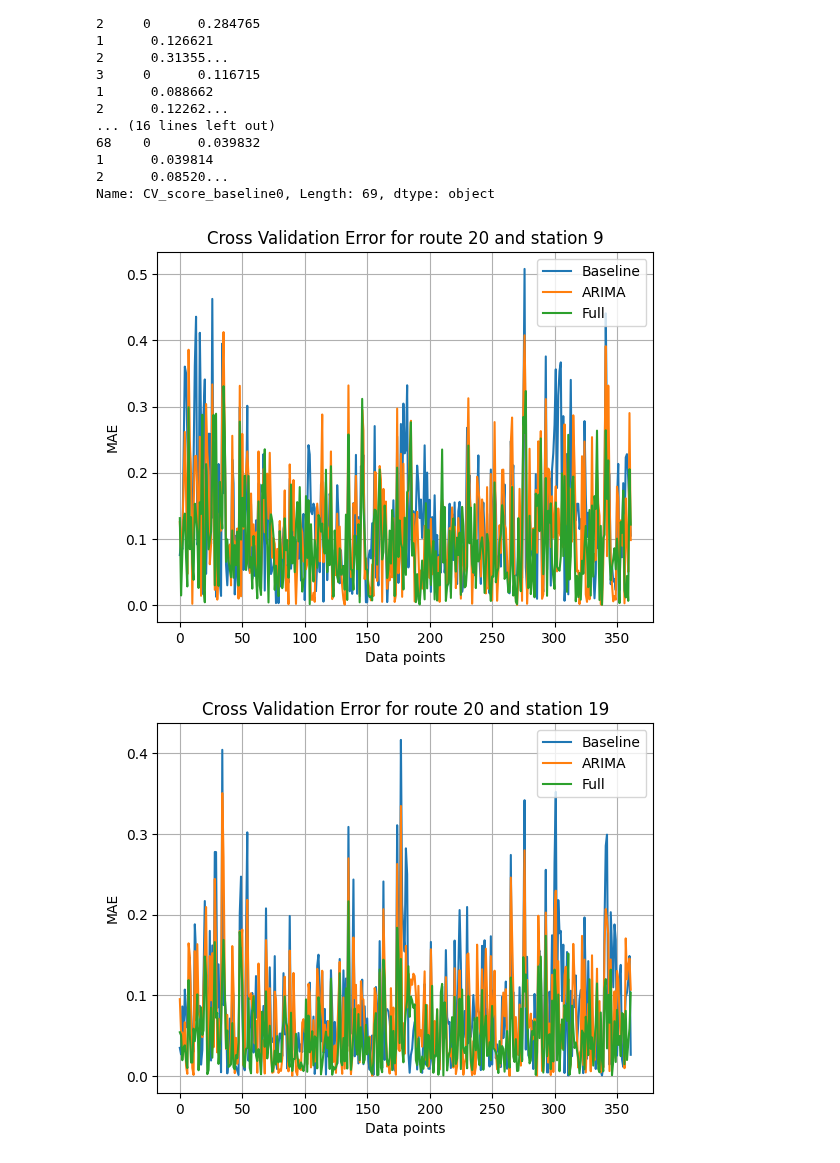
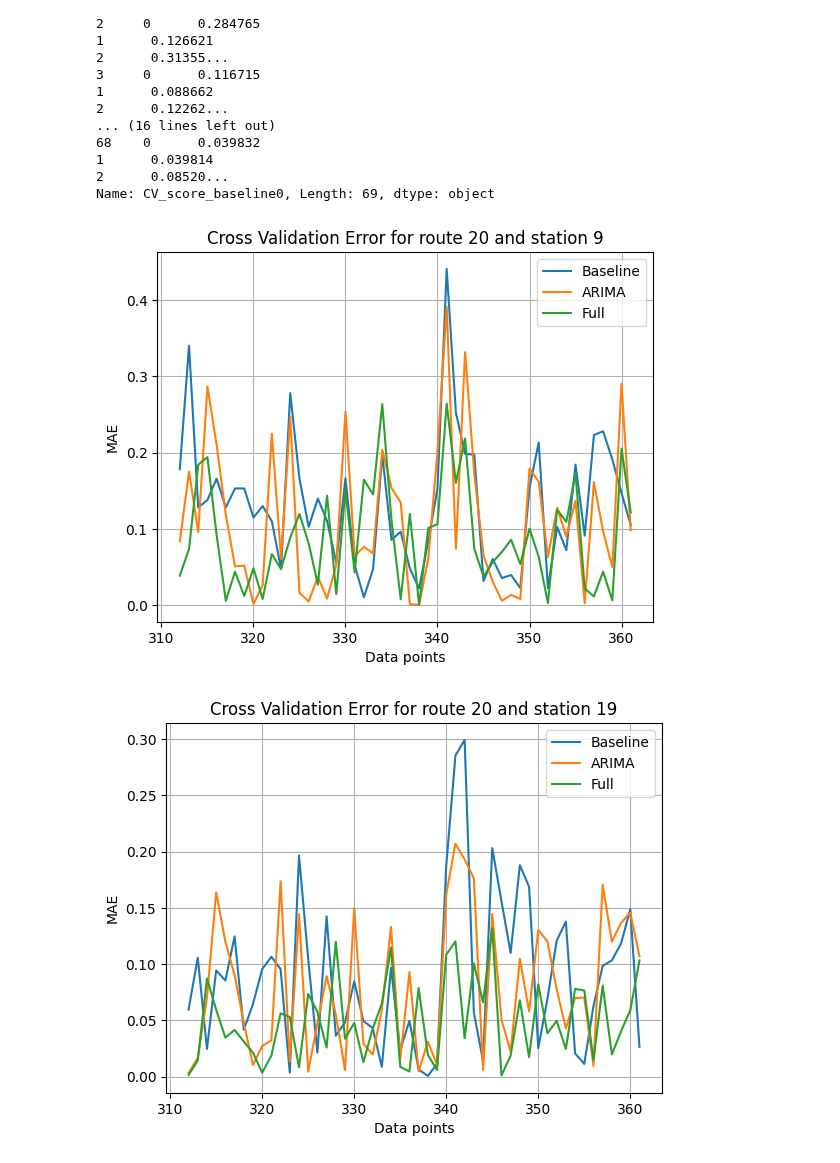
Before and after one commit to clarachristiansen/Bachelor_project, a Jupyter notebook: Visualize_CV_new_format.ipynb, the cells around one changed output. Saved outputs shown, nothing was run; the diff lists cells and outputs as text; code cells hidden in the pictures.

```diff
--- a/Visualize_CV_new_format.ipynb
+++ b/Visualize_CV_new_format.ipynb
@@ -214,7 +281,7 @@ class CV_score(Results):
             plt.gca().yaxis.set_major_locator(MaxNLocator(integer=True)) # only integer ticks in y-axis
             plt.show()
 
-    def CV_score_lineplot(self, i=0, use_extracted=True):
+    def CV_score_lineplot(self, i=0, use_extracted=True, initial_start=30):
             data = self.data
             if use_extracted: data = self.data_route
             for _, row in data.iterrows():
@@ -222,12 +289,12 @@ class CV_score(Results):
                 cv_scores_full = row[f'CV_score_full{i}']
                 cv_scores_baseline = row[f'CV_score_baseline{i}']
                 cv_scores_arima = cv_scores_arima=row.get(f'CV_score_ARIMA{i}', pd.DataFrame())
-                plt.plot(cv_scores_baseline, label='Baseline')
+                plt.plot(cv_scores_baseline[-initial_start:], label='Baseline')
 
                 if not cv_scores_arima.empty:
-                    plt.plot(cv_scores_arima, label='ARIMA')
+                    plt.plot(cv_scores_arima[-initial_start:], label='ARIMA')
 
-                plt.plot(cv_scores_full, label='Full')
+                plt.plot(cv_scores_full[-initial_start:], label='Full')
 
                 plt.title(f'Cross Validation Error for route {route_station[0]} and station {route_station[1]}')
                 plt.xlabel('Data points')
@@ -235,11 +302,11 @@ class CV_score(Results):
                 plt.legend(loc='upper right')
                 plt.grid()
                 plt.show()
-    def CV_score_function(self, use_hist=False, use_line=False, use_extracted=True):
+    def CV_score_function(self, use_hist=False, use_line=False, use_extracted=True, initial_start=30):
         if use_hist:
             self.CV_score_histplot(use_extracted = use_extracted)
         if use_line:
-            self.CV_score_lineplot(use_extracted=use_extracted)
+            self.CV_score_lineplot(use_extracted=use_extracted, initial_start=initial_start)
 # %%
 ARIMA_XGBoost_CV_scores = CV_score('Cleaned', 'ARIMA_XGBoost', 20)
 ARIMA_XGBoost_CV_scores.data['CV_score_baseline0']
@@ -262,7 +329,7 @@ ARIMA_XGBoost_CV_scores.data['CV_score_baseline0']
 2      0.08520...
 Name: CV_score_baseline0, Length: 69, dtype: object
 # %%
-ARIMA_XGBoost_CV_scores.CV_score_function(use_line=True)
+ARIMA_XGBoost_CV_scores.CV_score_function(use_line=True, initial_start=50)
 # %% [output]
-[figure, old version]
+[figure, new version]
-[figure, old version]
+[figure, new version]
```
Also changed, not shown: parts of 15 cells of this notebook.
